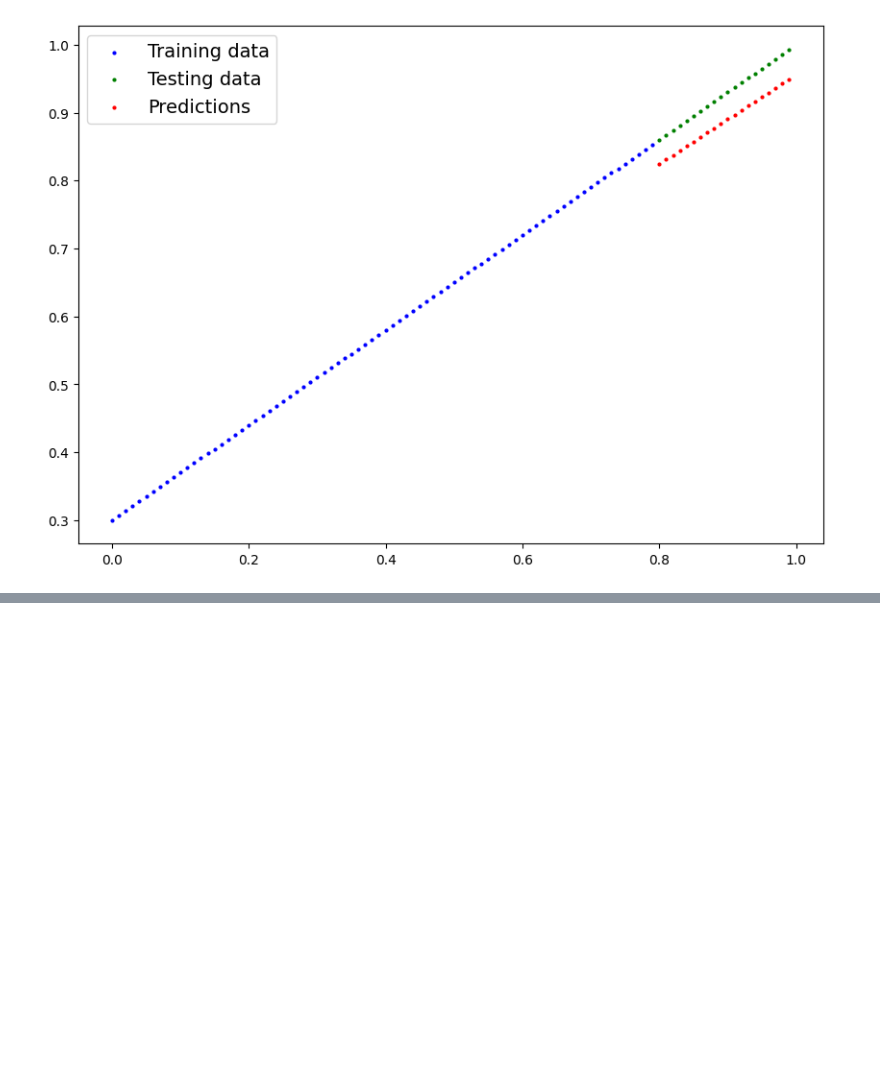
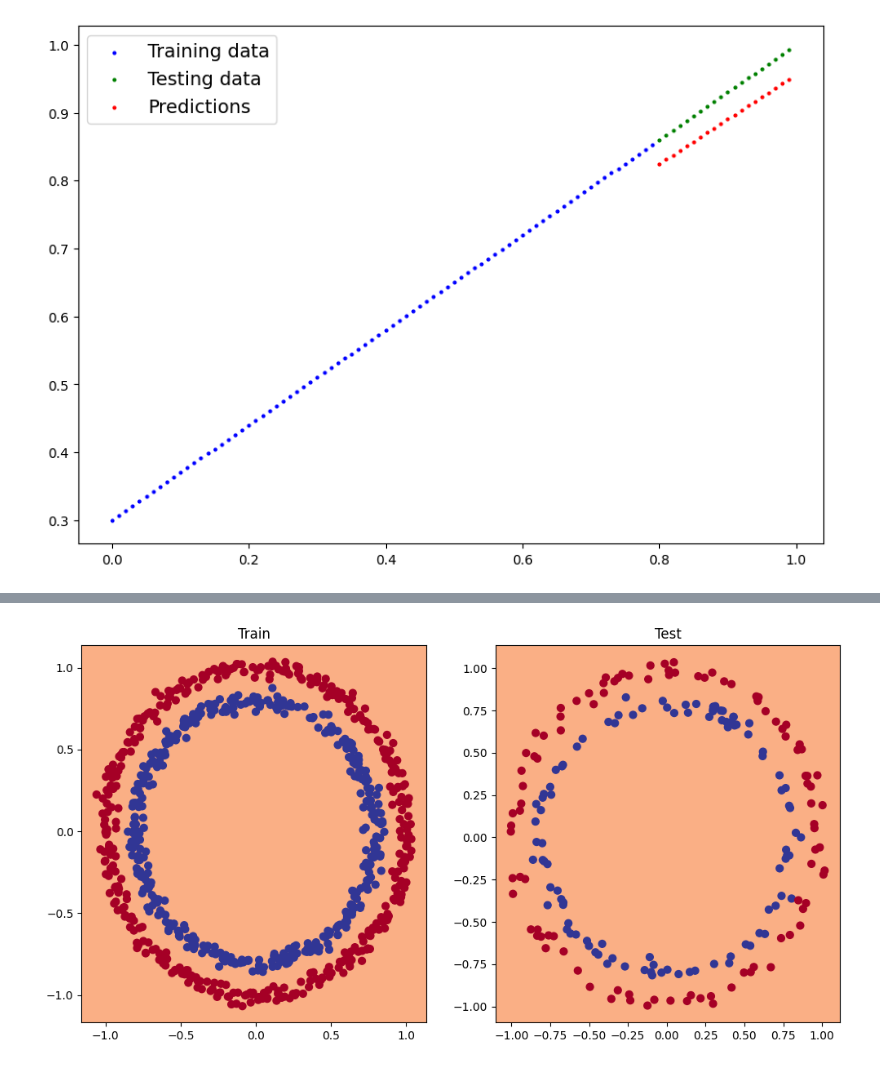
Before and after one commit to Anjasfedo/pytorch, a Jupyter notebook: 02_pytorch_neural_network_classification.ipynb, the cells around one changed output, grey strips where cells are left out. Drawn from its saved outputs; the diff is of its cells as text; code cells hidden in the pictures; blank space fills up the shorter version.

Commit message:
Recreating data of non-linearity

```diff
--- a/02_pytorch_neural_network_classification.ipynb
+++ b/02_pytorch_neural_network_classification.ipynb
@@ -802,0 +826,16 @@ plot_predictions(train_data=X_train_regression,
+# %%
+# Convert data to tensor and split to train and test
+import torch
+from sklearn.model_selection import train_test_split
+
+# Turn data into tensors
+X = torch.from_numpy(X).type(torch.float)
+y = torch.from_numpy(y).type(torch.float)
+
+# Split into train and test sets
+X_train, X_test, y_train, y_test = train_test_split(X,
+                                                    y,
+                                                    test_size=0.2,
+                                                    random_state=42)
+
+X_train[:5], y_train[:5]
@@ -802,0 +849,13 @@ plot_predictions(train_data=X_train_regression,
+# %%
+model_3 = nn.Sequential(
+    nn.Linear(in_features=2,
+              out_features=10),
+    nn.ReLU(),
+    nn.Linear(in_features=10,
+              out_features=10),
+    nn.ReLU(),
+    nn.Linear(in_features=10,
+              out_features=1),
+).to(device)
+
+model_3
@@ -802,0 +870,7 @@ plot_predictions(train_data=X_train_regression,
+# %%
+# Create loss function
+loss_fn = nn.BCEWithLogitsLoss()
+
+# Create optimizer
+optimizer = torch.optim.SGD(params=model_1.parameters(),
+                            lr=0.1)
@@ -802,0 +934,11 @@ plot_predictions(train_data=X_train_regression,
+# %%
+# Plot the decision boundary
+plt.figure(figsize=(12, 6))
+plt.subplot(1, 2, 1)
+plt.title("Train")
+plot_decision_boundary(model_3, X_train, y_train)
+plt.subplot(1, 2, 2)
+plt.title("Test")
+plot_decision_boundary(model_3, X_test, y_test)
+# %% [output]
+[figure, added]
```
Also changed, not shown: parts of 6 cells of this notebook.
